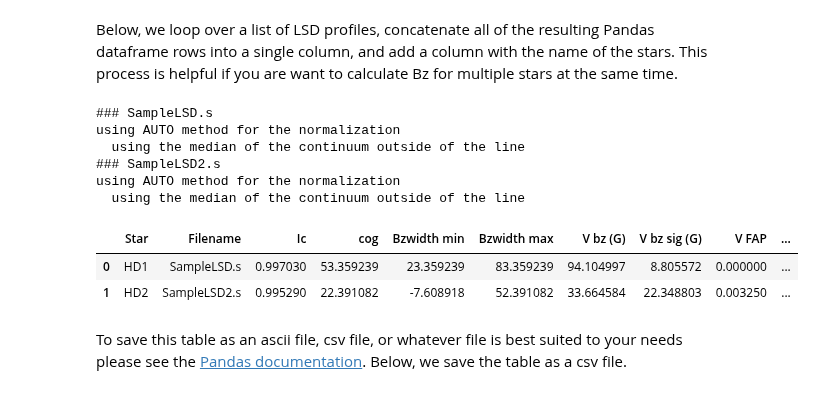
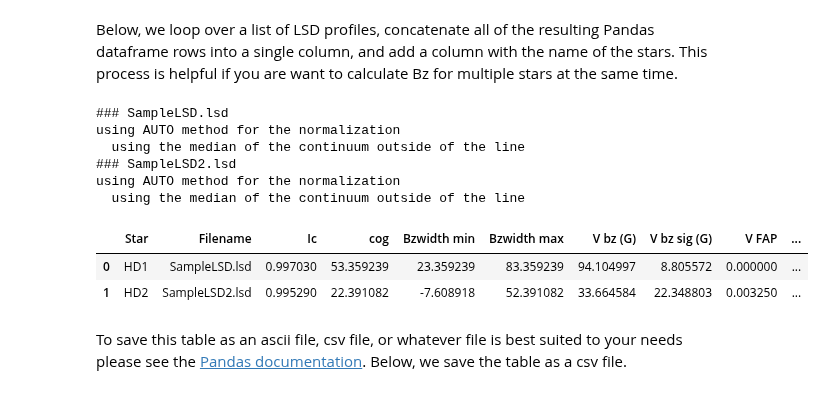
Before and after one commit to folsomcp/specpolFlow, a Jupyter notebook: docs-jb/Tutorials/6-CalculateBz_Tutorial.ipynb, the cells around one changed output. Saved outputs shown, nothing was run; the diff lists cells and outputs as text; code cells hidden in the pictures.

```diff
--- a/docs-jb/Tutorials/6-CalculateBz_Tutorial.ipynb
+++ b/docs-jb/Tutorials/6-CalculateBz_Tutorial.ipynb
@@ -25,7 +25,7 @@ import copy
 # %% [markdown]
 To start, we first load in an LSD profile and use the built-in plotting routine to visualize the Stokes V, null, and I profiles.
 # %%
-lsd = pol.read_lsd('CalculateBz_tutorialfiles/SampleLSD.s')
+lsd = pol.read_lsd('CalculateBz_tutorialfiles/SampleLSD.lsd')
 fig, ax = lsd.plot(figsize=(5,5))
 # %% [output]
 [figure]
@@ -67,39 +67,39 @@ print(Bz.at[0,"V bz (G)"])
 # %% [markdown]
 Below, we loop over a list of LSD profiles, concatenate all of the resulting Pandas dataframe rows into a single column, and add a column with the name of the stars. This process is helpful if you are want to calculate Bz for multiple stars at the same time.
 # %%
-files = ['SampleLSD.s', 'SampleLSD2.s']
+files = ['SampleLSD.lsd', 'SampleLSD2.lsd']
 
 for i in range(len(files)):
     # loading the LSD profile
     print('### {}'.format(files[i]))
     lsd = pol.read_lsd('CalculateBz_tutorialfiles/{}'.format(files[i]))
     Bz = lsd.calc_bz(cog='I', velrange=[0,100], plot=False,
       bzwidth=30, lambda0=500 )
     Bz = pd.DataFrame(data=[Bz])
     if i==0:
         Bz_table=copy.copy(Bz)
     else:
         Bz_table = pd.concat([Bz_table, Bz], ignore_index = True)
 
 # let's add a column to the table with the filename
 Bz_table.insert(0, "Filename", files, True)
 
 # you can add a row to the table with the names of the LSD profiles.
 names = ['HD1', 'HD2']
 Bz_table.insert(0, "Star", names, True)
 
 # display the table
 Bz_table.style
 # %% [output]
-### SampleLSD.s
+### SampleLSD.lsd
 using AUTO method for the normalization
   using the median of the continuum outside of the line
-### SampleLSD2.s
+### SampleLSD2.lsd
 using AUTO method for the normalization
   using the median of the continuum outside of the line
 |  | Star | Filename | Ic | cog | Bzwidth min | Bzwidth max | V bz (G) | V bz sig (G) | V FAP | ... |
-| 0 | HD1 | SampleLSD.s | 0.997030 | 53.359239 | 23.359239 | 83.359239 | 94.104997 | 8.805572 | 0.000000 | ... |
-| 1 | HD2 | SampleLSD2.s | 0.995290 | 22.391082 | -7.608918 | 52.391082 | 33.664584 | 22.348803 | 0.003250 | ... |
+| 0 | HD1 | SampleLSD.lsd | 0.997030 | 53.359239 | 23.359239 | 83.359239 | 94.104997 | 8.805572 | 0.000000 | ... |
+| 1 | HD2 | SampleLSD2.lsd | 0.995290 | 22.391082 | -7.608918 | 52.391082 | 33.664584 | 22.348803 | 0.003250 | ... |
 # %% [markdown]
 To save this table as an ascii file, csv file, or whatever file is best suited to your needs please see the [Pandas documentation](https://pandas.pydata.org/docs/user_guide/index.html). Below, we save the table as a csv file.
 # %%
```
Also changed, not shown: parts of 1 cell of this notebook, 1 other file.
